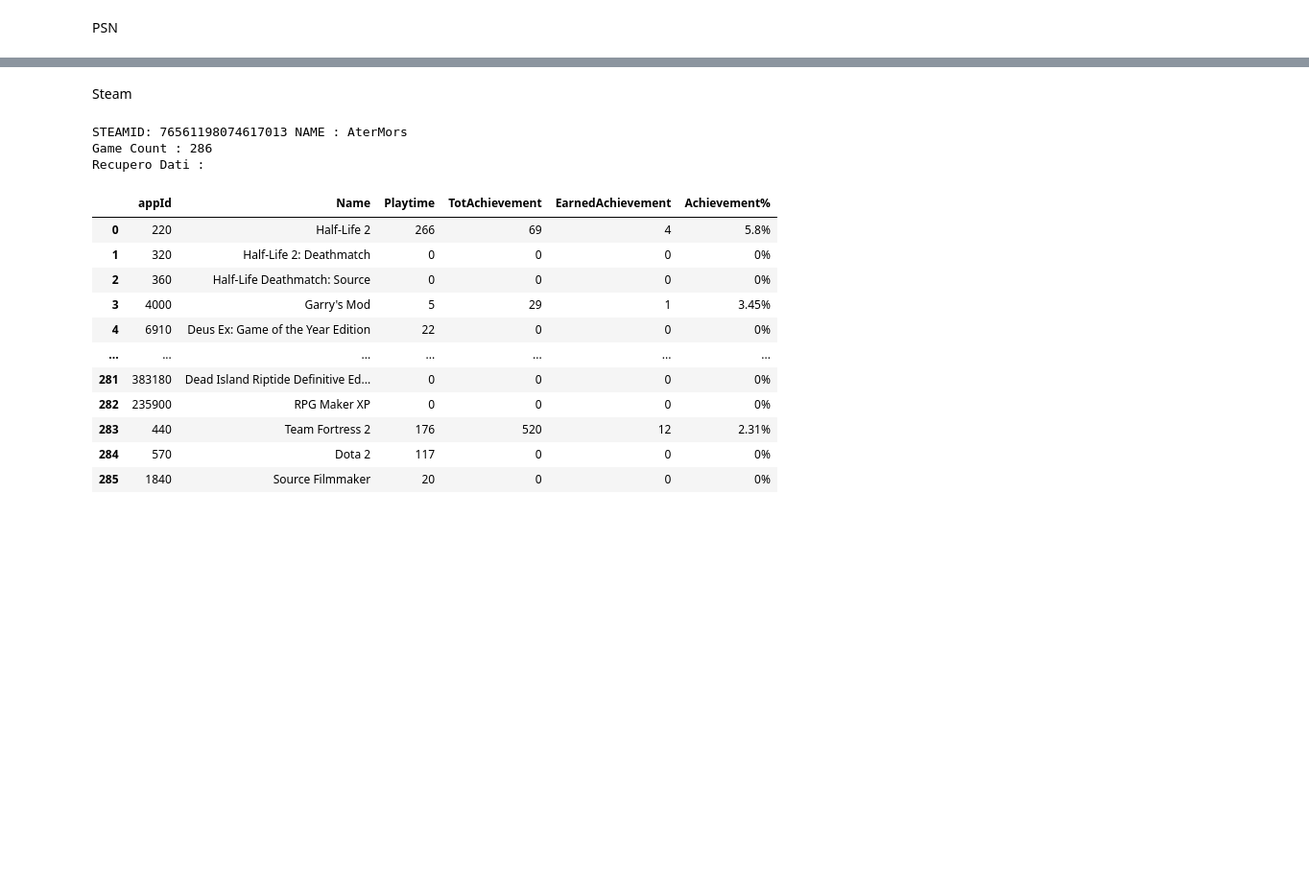
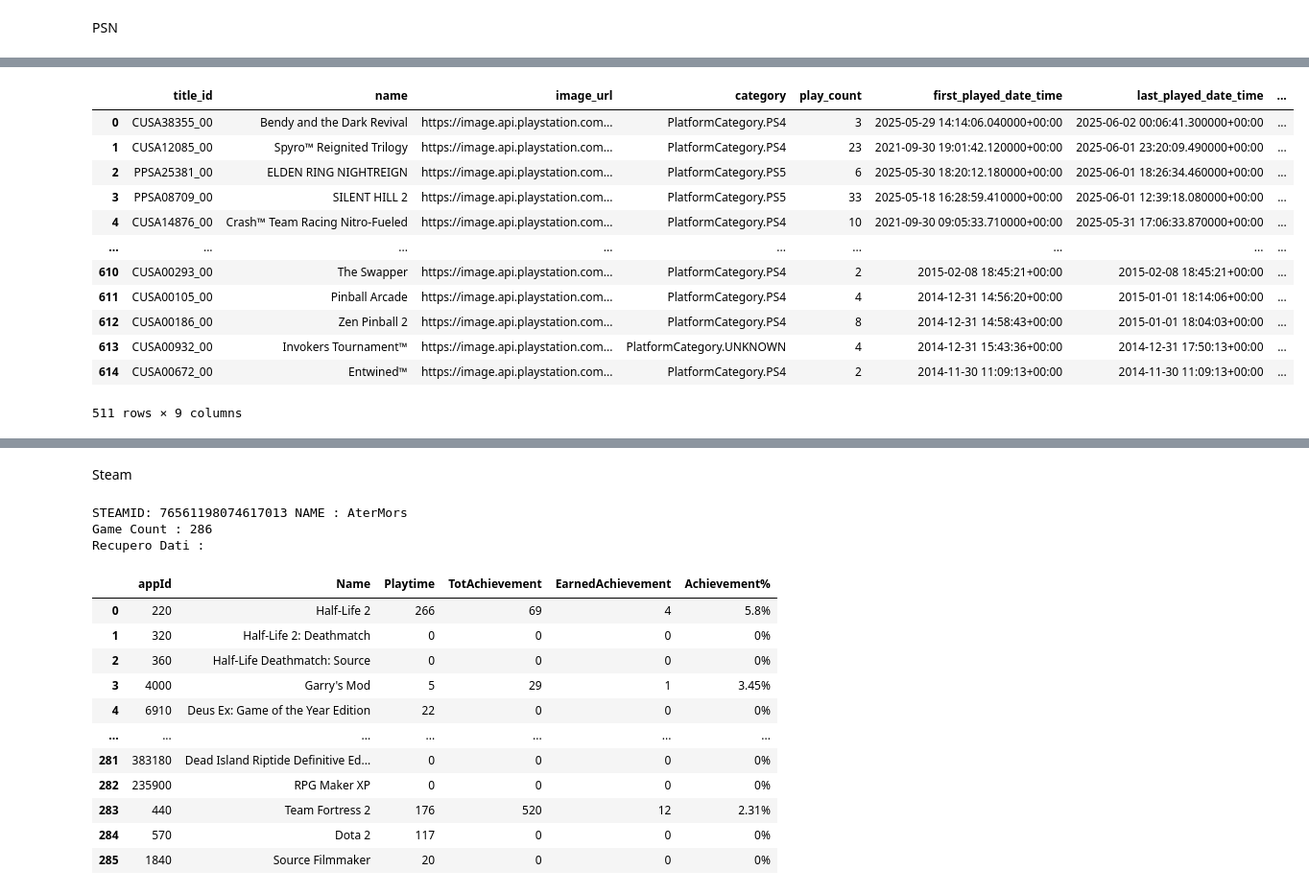
Before and after one commit to AndreaAmorosini/GamesTrack, a Jupyter notebook: API_examples/api_test.ipynb, the cells around one changed output, grey strips where cells are left out. Shown at 96% size. Saved outputs shown, nothing was run; the diff lists cells and outputs as text; code cells hidden in the pictures; blank space fills up the shorter version.

```diff
--- a/API_examples/api_test.ipynb
+++ b/API_examples/api_test.ipynb
@@ -81,0 +107,17 @@ Game Count : 613, Earned Trophy Count : 7843, Total Trophy Count : 31967, Comple
+# %%
+df_games_psn = df_games_psn.dropna(subset=["np_communication_id"])
+df_games_psn
+# %% [output]
+|  | title_id | name | image_url | category | play_count | first_played_date_time | last_played_date_time | ... |
+| 0 | CUSA38355_00 | Bendy and the Dark Revival | https://image.api.playstation.com... | PlatformCategory.PS4 | 3 | 2025-05-29 14:14:06.040000+00:00 | 2025-06-02 00:06:41.300000+00:00 | ... |
+| 1 | CUSA12085_00 | Spyro™ Reignited Trilogy | https://image.api.playstation.com... | PlatformCategory.PS4 | 23 | 2021-09-30 19:01:42.120000+00:00 | 2025-06-01 23:20:09.490000+00:00 | ... |
+| 2 | PPSA25381_00 | ELDEN RING NIGHTREIGN | https://image.api.playstation.com... | PlatformCategory.PS5 | 6 | 2025-05-30 18:20:12.180000+00:00 | 2025-06-01 18:26:34.460000+00:00 | ... |
+| 3 | PPSA08709_00 | SILENT HILL 2 | https://image.api.playstation.com... | PlatformCategory.PS5 | 33 | 2025-05-18 16:28:59.410000+00:00 | 2025-06-01 12:39:18.080000+00:00 | ... |
+| 4 | CUSA14876_00 | Crash™ Team Racing Nitro-Fueled | https://image.api.playstation.com... | PlatformCategory.PS4 | 10 | 2021-09-30 09:05:33.710000+00:00 | 2025-05-31 17:06:33.870000+00:00 | ... |
+| ... | ... | ... | ... | ... | ... | ... | ... | ... |
+| 610 | CUSA00293_00 | The Swapper | https://image.api.playstation.com... | PlatformCategory.PS4 | 2 | 2015-02-08 18:45:21+00:00 | 2015-02-08 18:45:21+00:00 | ... |
+| 611 | CUSA00105_00 | Pinball Arcade | https://image.api.playstation.com... | PlatformCategory.PS4 | 4 | 2014-12-31 14:56:20+00:00 | 2015-01-01 18:14:06+00:00 | ... |
+| 612 | CUSA00186_00 | Zen Pinball 2 | https://image.api.playstation.com... | PlatformCategory.PS4 | 8 | 2014-12-31 14:58:43+00:00 | 2015-01-01 18:04:03+00:00 | ... |
+| 613 | CUSA00932_00 | Invokers Tournament™ | https://image.api.playstation.com... | PlatformCategory.UNKNOWN | 4 | 2014-12-31 15:43:36+00:00 | 2014-12-31 17:50:13+00:00 | ... |
+| 614 | CUSA00672_00 | Entwined™ | https://image.api.playstation.com... | PlatformCategory.PS4 | 2 | 2014-11-30 11:09:13+00:00 | 2014-11-30 11:09:13+00:00 | ... |
+511 rows × 9 columns
```
Also changed, not shown: parts of 4 cells of this notebook, 5 other files.
